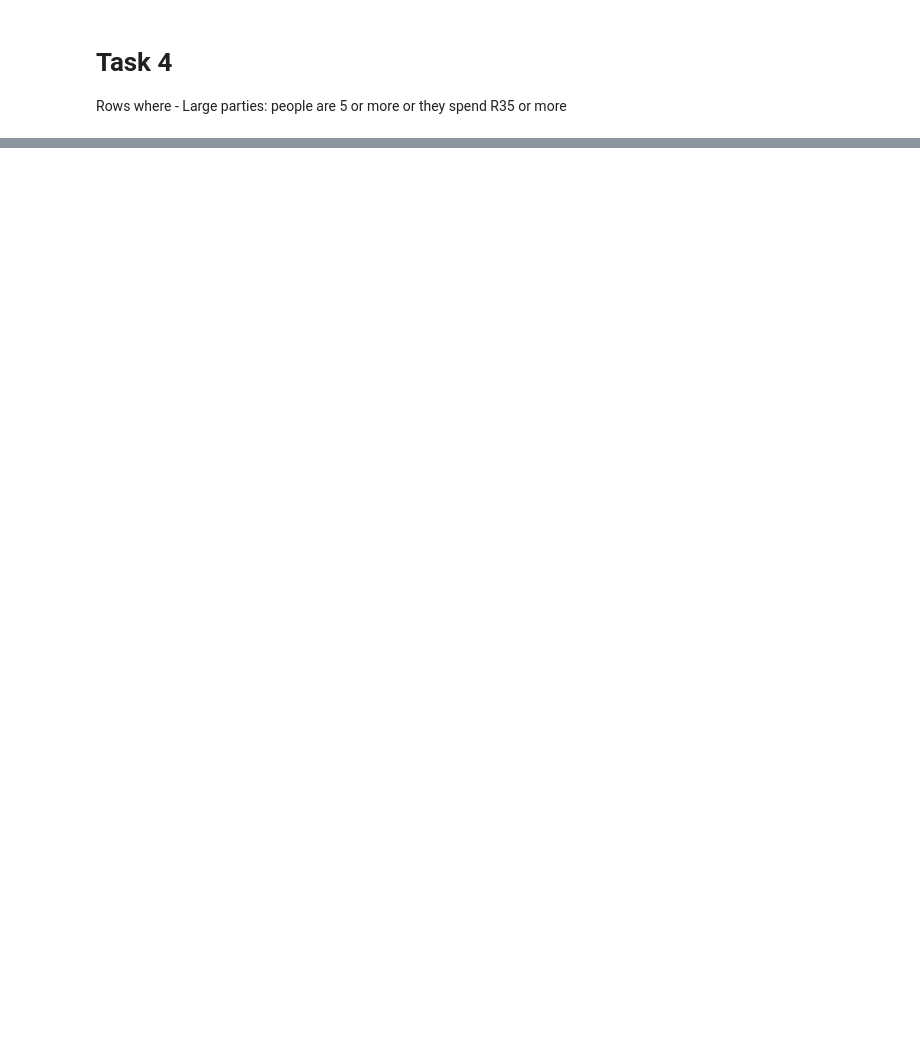
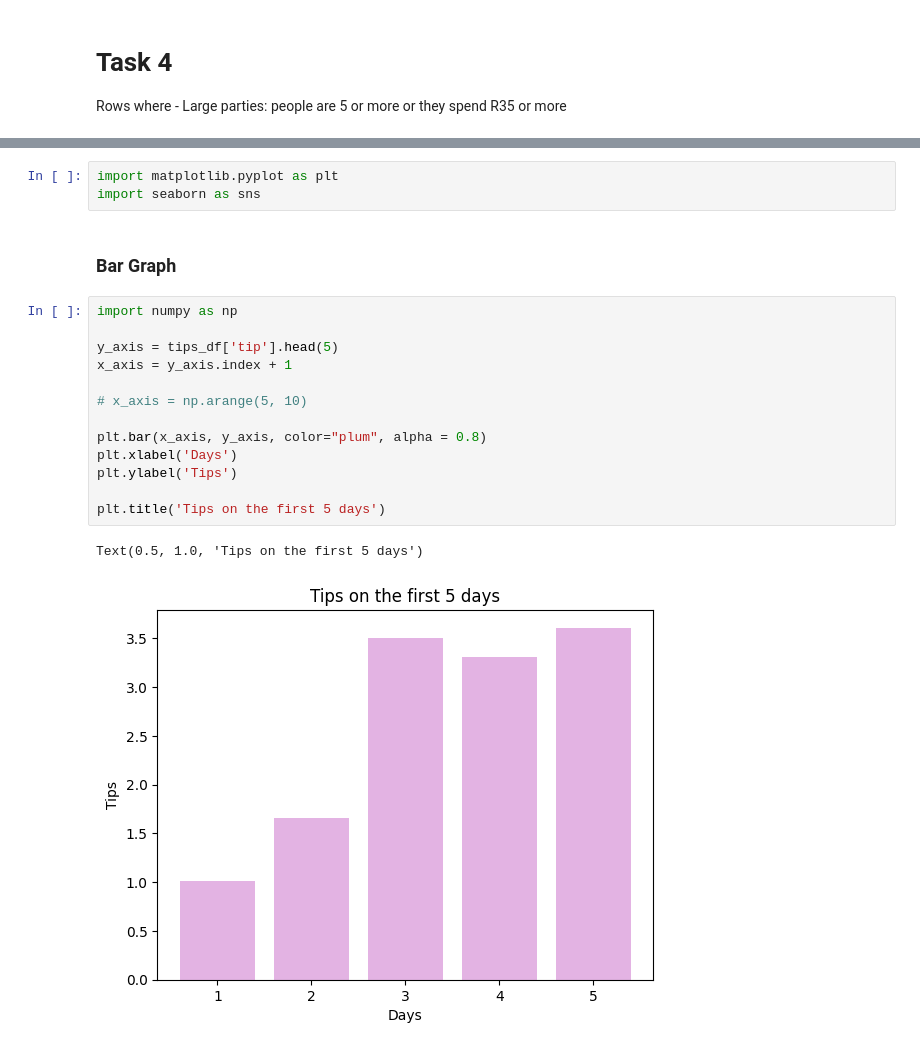
Before and after one commit to Diyali21/Python-and-Markdown-Fundamentals-2025, a Jupyter notebook: Day_21/02_pandas.ipynb, the cells around one changed output, grey strips where cells are left out. Drawn from its saved outputs; the diff is of its cells as text; blank space fills up the shorter version.

```diff
--- a/Day_21/02_pandas.ipynb
+++ b/Day_21/02_pandas.ipynb
@@ -215,0 +450,21 @@ tips_df[(tips_df['size'] >= 5) | (tips_df['total_bill'] >= 35)]
+# %%
+import matplotlib.pyplot as plt
+import seaborn as sns
+# %% [markdown]
+### Bar Graph
+# %%
+import numpy as np
+
+y_axis = tips_df['tip'].head(5)
+x_axis = y_axis.index + 1
+
+# x_axis = np.arange(5, 10)
+
+plt.bar(x_axis, y_axis, color="plum", alpha = 0.8)
+plt.xlabel('Days')
+plt.ylabel('Tips')
+
+plt.title('Tips on the first 5 days')
+# %% [output]
+Text(0.5, 1.0, 'Tips on the first 5 days')
+[figure, added]
```
Also changed, not shown: parts of 44 cells of this notebook, 1 other file.
